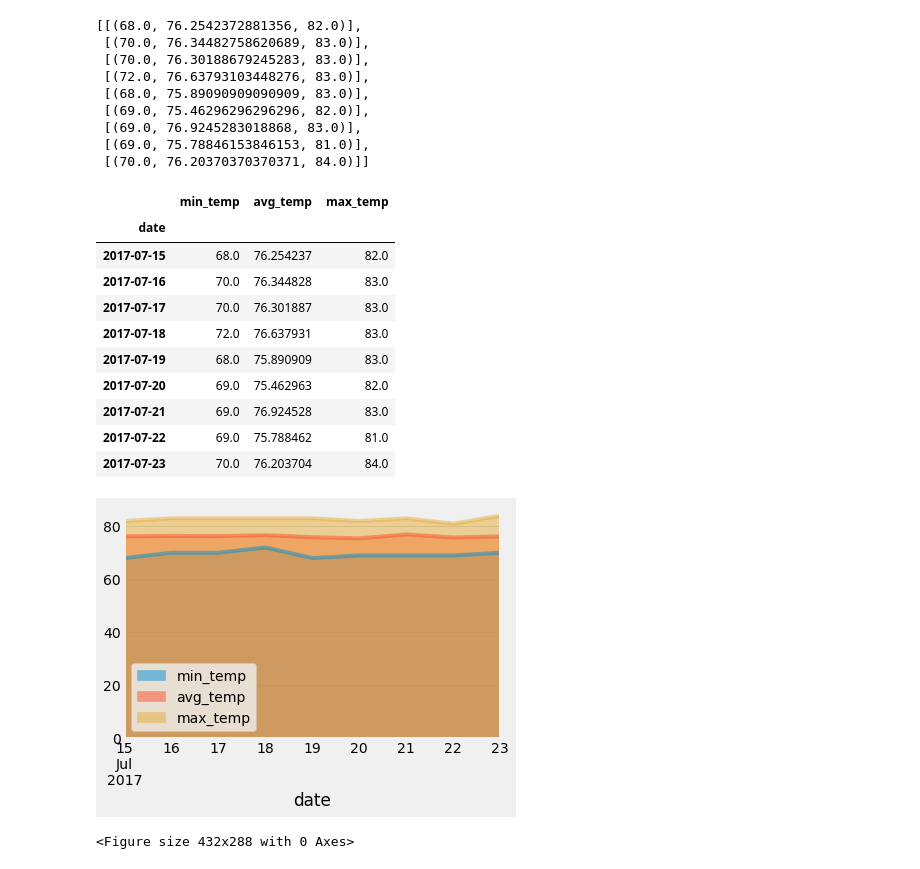
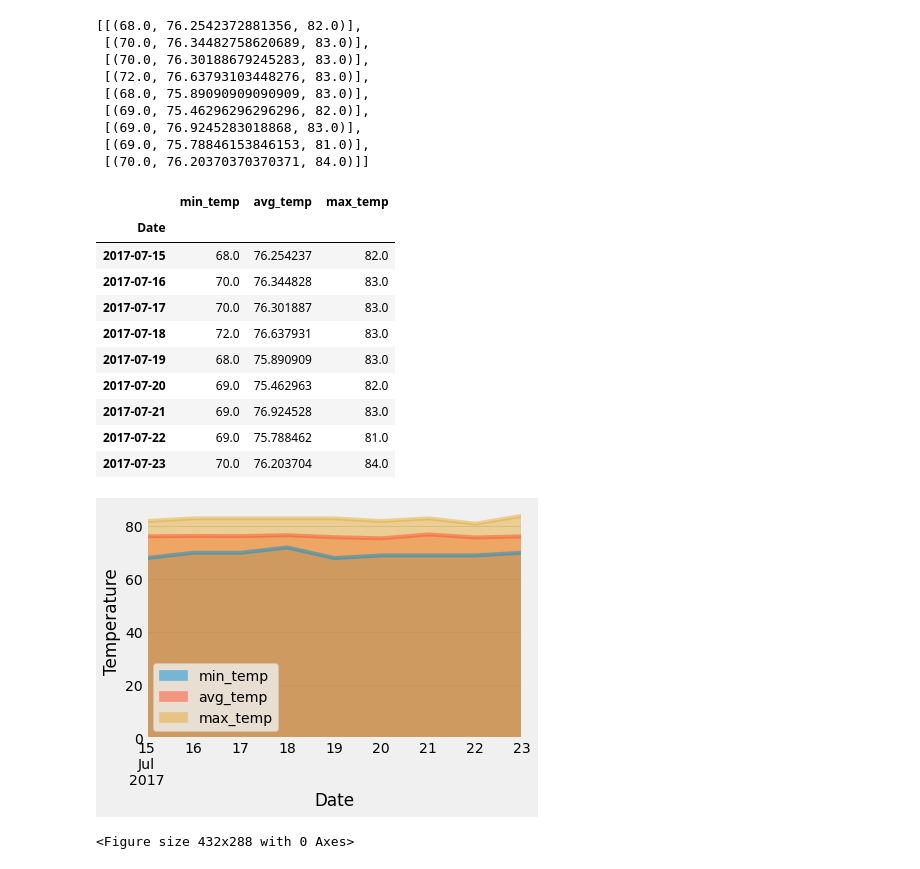
Before and after one commit to SoniMohandas/sqlalchemy-challenge, a Jupyter notebook: climate_starter.ipynb, the cells around one changed output. Drawn from its saved outputs; the diff is of its cells as text; code cells hidden in the pictures.

```diff
--- a/climate_starter.ipynb
+++ b/climate_starter.ipynb
@@ -404,13 +402,13 @@ normals
 normals_df=pd.DataFrame({"min_temp":[min[0][0] for min in normals],\
                         "avg_temp":[avg[0][1] for avg in normals],\
                         "max_temp":[max[0][2] for max in normals],\
-                        "date":trip_dates})
+                        "Date":trip_dates})
 
-normals_df.set_index('date', inplace=True)
+normals_df.set_index('Date', inplace=True)
 normals_df
 # %% [output]
 |  | min_temp | avg_temp | max_temp |
-| date |  |  |  |
+| Date |  |  |  |
 | 2017-07-15 | 68.0 | 76.254237 | 82.0 |
 | 2017-07-16 | 70.0 | 76.344828 | 83.0 |
 | 2017-07-17 | 70.0 | 76.301887 | 83.0 |
@@ -422,9 +420,10 @@ normals_df
 | 2017-07-23 | 70.0 | 76.203704 | 84.0 |
 # %%
 # Plot the daily normals as an area plot with `stacked=False`
-normals_df.plot.area(stacked=False)
+ax=normals_df.plot.area(stacked=False)
+ax.set_ylabel("Temperature")
 plt.show()
 plt.savefig('normals.png')
 # %% [output]
-[figure, old version]
+[figure, new version]
 <Figure size 432x288 with 0 Axes>
```
Also changed, not shown: parts of 5 cells of this notebook, 5 other files.
